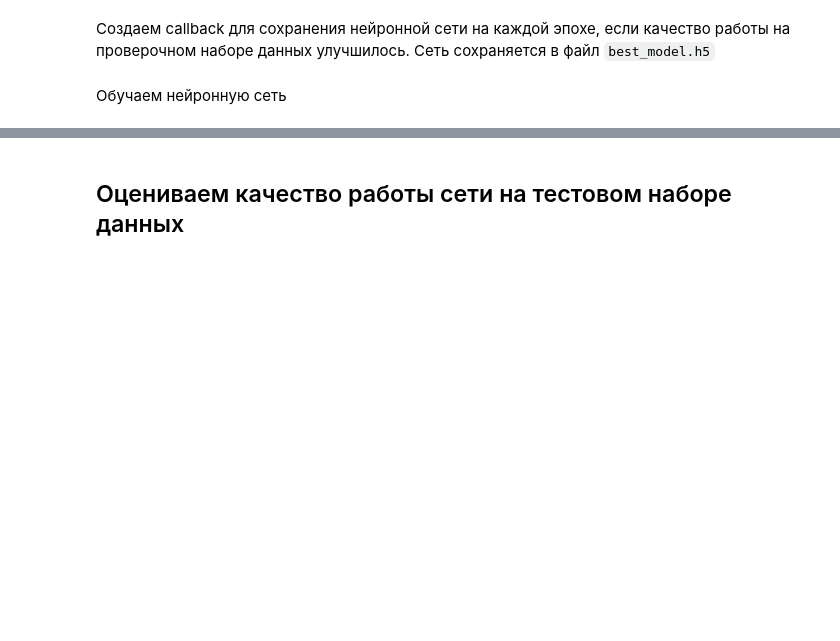
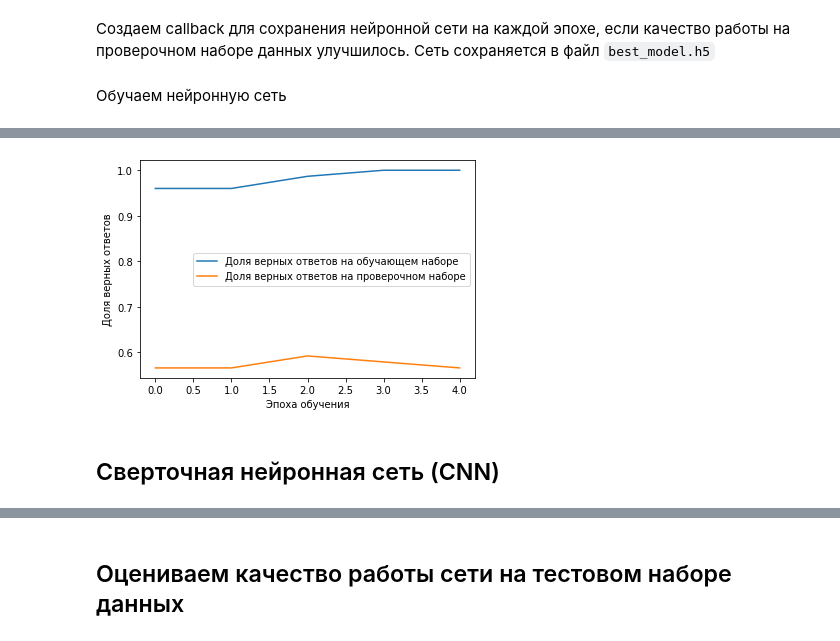
Before and after one commit to olyavydrina/-, a Jupyter notebook: ВКР_английский_язык_NLTK_на_text.ipynb, the cells around one changed output, grey strips where cells are left out. Cells and saved outputs as stored; diff of their text form; code cells hidden in the pictures; blank space fills up the shorter version.

```diff
--- a/ВКР_английский_язык_NLTK_на_text.ipynb
+++ b/ВКР_английский_язык_NLTK_на_text.ipynb
@@ -435,0 +470,13 @@ plt.show()
+# %%
+model_gru_save_path = 'best_model_gru.h5'
+checkpoint_callback_gru = ModelCheckpoint(model_gru_save_path,
+                                      monitor='val_accuracy',
+                                      save_best_only=True,
+                                      verbose=1)
+# %%
+history_gru = model_gru.fit(x_train,
+                              y_train,
+                              epochs=5,
+                              batch_size=32,
+                              validation_split=0.5,
+                              callbacks=[checkpoint_callback_gru])
@@ -435,0 +499,13 @@ plt.show()
+# %%
+plt.plot(history_gru.history['accuracy'],
+         label='Доля верных ответов на обучающем наборе')
+plt.plot(history_gru.history['val_accuracy'],
+         label='Доля верных ответов на проверочном наборе')
+plt.xlabel('Эпоха обучения')
+plt.ylabel('Доля верных ответов')
+plt.legend()
+plt.show()
+# %% [output]
+[figure, added]
+# %% [markdown]
+## Сверточная нейронная сеть (CNN)
```
Also changed, not shown: parts of 37 cells of this notebook.
